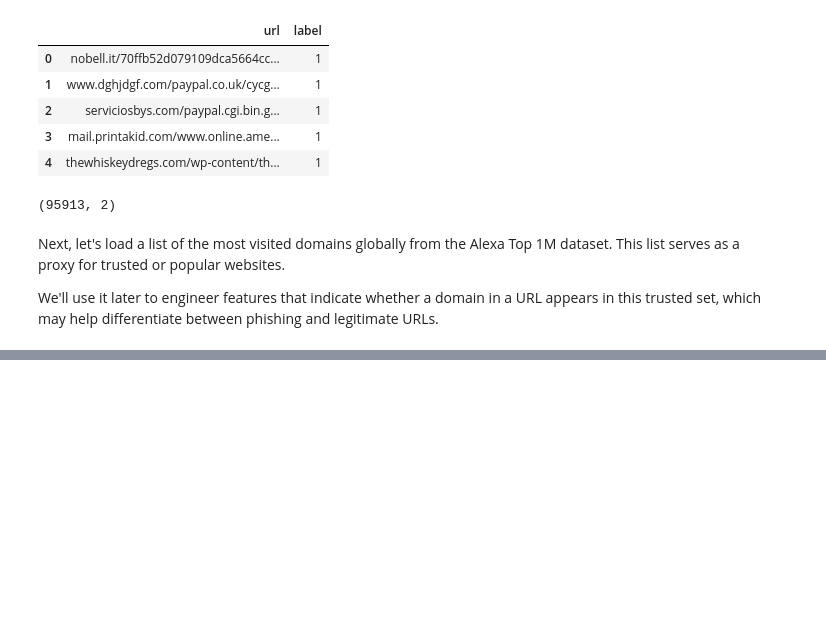
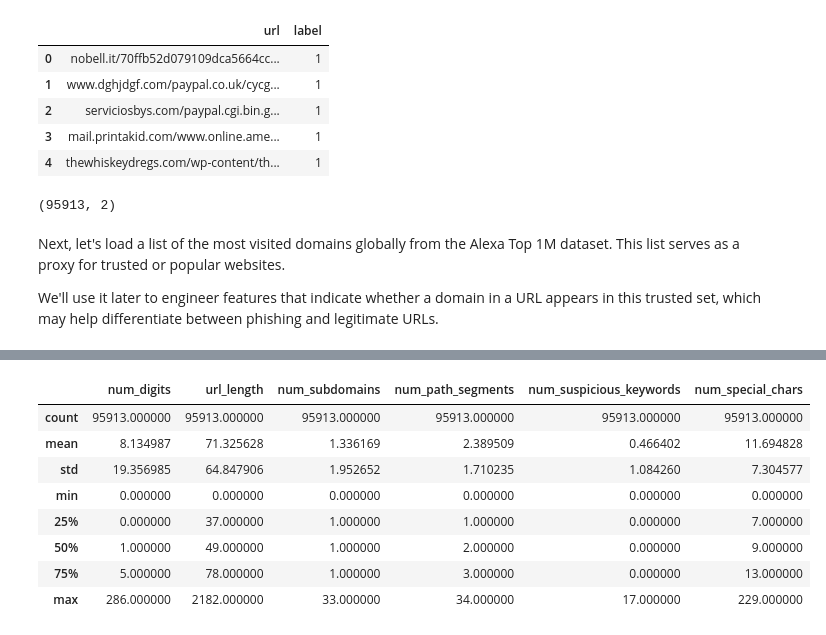
Before and after one commit to polinacsv/detecting-phishing-URLs, a Jupyter notebook: notebooks/modeling_pipeline.ipynb, the cells around one changed output, grey strips where cells are left out. Cells and saved outputs as stored; diff of their text form; code cells hidden in the pictures; blank space fills up the shorter version.

```diff
--- a/notebooks/modeling_pipeline.ipynb
+++ b/notebooks/modeling_pipeline.ipynb
@@ -62,0 +242,21 @@ alexa_df.head()
+# %%
+df[[
+    'url',
+    'num_digits',
+    'url_length',
+    'num_subdomains',
+    'num_path_segments',
+    'num_suspicious_keywords',
+    'num_special_chars',
+    'has_brand_conflict'
+]].describe()
+# %% [output]
+|  | num_digits | url_length | num_subdomains | num_path_segments | num_suspicious_keywords | num_special_chars |
+| count | 95913.000000 | 95913.000000 | 95913.000000 | 95913.000000 | 95913.000000 | 95913.000000 |
+| mean | 8.134987 | 71.325628 | 1.336169 | 2.389509 | 0.466402 | 11.694828 |
+| std | 19.356985 | 64.847906 | 1.952652 | 1.710235 | 1.084260 | 7.304577 |
+| min | 0.000000 | 0.000000 | 0.000000 | 0.000000 | 0.000000 | 0.000000 |
+| 25% | 0.000000 | 37.000000 | 1.000000 | 1.000000 | 0.000000 | 7.000000 |
+| 50% | 1.000000 | 49.000000 | 1.000000 | 2.000000 | 0.000000 | 9.000000 |
+| 75% | 5.000000 | 78.000000 | 1.000000 | 3.000000 | 0.000000 | 13.000000 |
+| max | 286.000000 | 2182.000000 | 33.000000 | 34.000000 | 17.000000 | 229.000000 |
```
Also changed, not shown: parts of 33 cells of this notebook, 4 other files.
